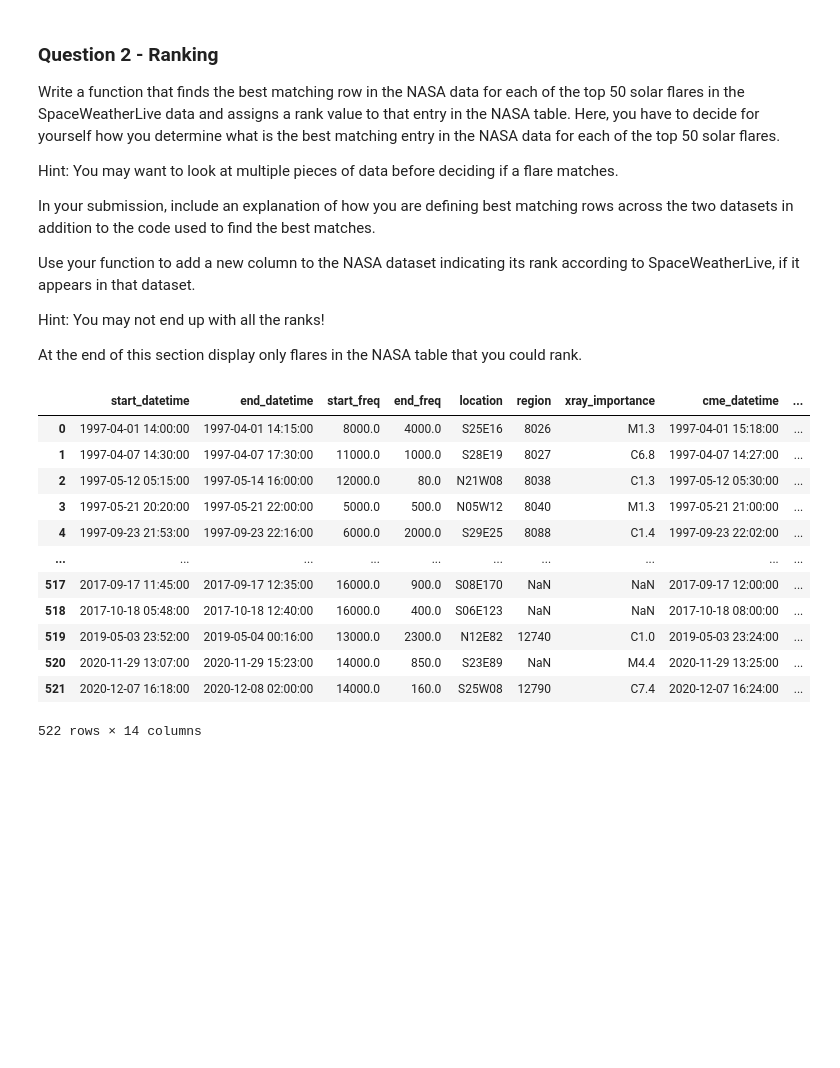
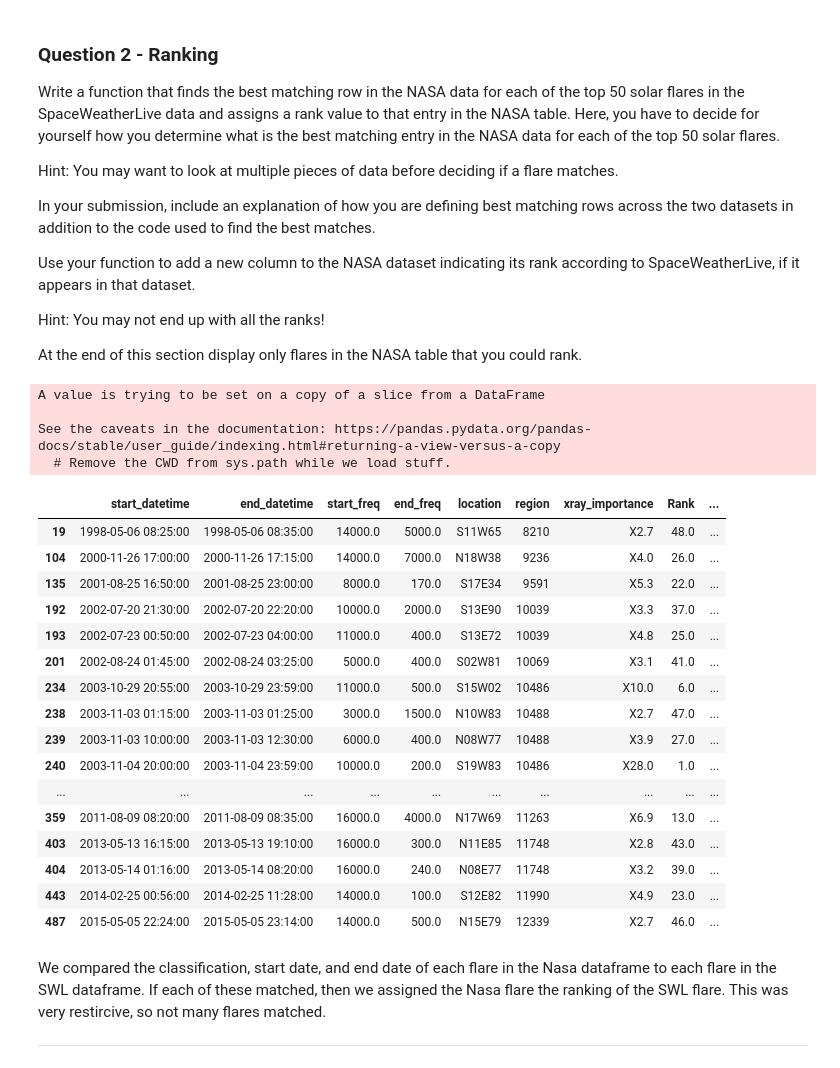
Before and after one commit to NickOuellet/Fly-Me-To-The-Moon, a Jupyter notebook: Fly Me To The Moon - Proj 1 Part 1.ipynb, the cells around one changed output. Cells and saved outputs as stored; diff of their text form; code cells hidden in the pictures; blank space fills up the shorter version.

```diff
--- a/Fly Me To The Moon - Proj 1 Part 1.ipynb
+++ b/Fly Me To The Moon - Proj 1 Part 1.ipynb
@@ -382,27 +373,43 @@ Hint: You may not end up with all the ranks!
 
 At the end of this section display only flares in the NASA table that you could rank.
 # %%
-def rank_data(solfla_df, nasa_df):
-    solfla_rank = []
-    for index, row in solfla_df.iterrows():
-        for index1, row1 in nasa_df.iterrows():
-            if ((row["start_datetime"] == row1["start_datetime"]) & (row["end_datetime"] == row1["end_datetime"])):
-                solfla_rank += row["rank"]
-    nasa_df["solfla_rank"] = solfla_rank
+def find_match():
+  nasa_df.insert(7,"Rank", np.nan) #add a column for the rankings
 
-
-nasa_df
+  for index,value in solfla_df.loc[:,["x_class","start_datetime","end_datetime"]].iterrows():
+    x_class, start_date,end_date = value[0], value[1],value[2]
+    for nasa_index,nasa_value in nasa_df.loc[:,["xray_importance","start_datetime","end_datetime"]].iterrows():
+      if (x_class == nasa_value[0]):
+        if (start_date.year == nasa_value[1].year) and (start_date.month == nasa_value[1].month) and (start_date.day == nasa_value[1].day):
+          if (end_date.year == nasa_value[2].year) and (end_date.month == nasa_value[2].month) and (end_date.day == nasa_value[2].day):
+            nasa_df["Rank"][nasa_index] = solfla_df["rank"][index]
+  return nasa_df
-# %% [output]
-|  | start_datetime | end_datetime | start_freq | end_freq | location | region | xray_importance | cme_datetime | ... |
-| 0 | 1997-04-01 14:00:00 | 1997-04-01 14:15:00 | 8000.0 | 4000.0 | S25E16 | 8026 | M1.3 | 1997-04-01 15:18:00 | ... |
-| 1 | 1997-04-07 14:30:00 | 1997-04-07 17:30:00 | 11000.0 | 1000.0 | S28E19 | 8027 | C6.8 | 1997-04-07 14:27:00 | ... |
-| 2 | 1997-05-12 05:15:00 | 1997-05-14 16:00:00 | 12000.0 | 80.0 | N21W08 | 8038 | C1.3 | 1997-05-12 05:30:00 | ... |
-| 3 | 1997-05-21 20:20:00 | 1997-05-21 22:00:00 | 5000.0 | 500.0 | N05W12 | 8040 | M1.3 | 1997-05-21 21:00:00 | ... |
-| 4 | 1997-09-23 21:53:00 | 1997-09-23 22:16:00 | 6000.0 | 2000.0 | S29E25 | 8088 | C1.4 | 1997-09-23 22:02:00 | ... |
-| ... | ... | ... | ... | ... | ... | ... | ... | ... | ... |
-| 517 | 2017-09-17 11:45:00 | 2017-09-17 12:35:00 | 16000.0 | 900.0 | S08E170 | NaN | NaN | 2017-09-17 12:00:00 | ... |
-| 518 | 2017-10-18 05:48:00 | 2017-10-18 12:40:00 | 16000.0 | 400.0 | S06E123 | NaN | NaN | 2017-10-18 08:00:00 | ... |
-| 519 | 2019-05-03 23:52:00 | 2019-05-04 00:16:00 | 13000.0 | 2300.0 | N12E82 | 12740 | C1.0 | 2019-05-03 23:24:00 | ... |
-| 520 | 2020-11-29 13:07:00 | 2020-11-29 15:23:00 | 14000.0 | 850.0 | S23E89 | NaN | M4.4 | 2020-11-29 13:25:00 | ... |
-| 521 | 2020-12-07 16:18:00 | 2020-12-08 02:00:00 | 14000.0 | 160.0 | S25W08 | 12790 | C7.4 | 2020-12-07 16:24:00 | ... |
-522 rows × 14 columns
+# %%
+find_match()
+
+nasa_df[nasa_df["Rank"].isnull() == False] #display entries with rankings.
+# %% [output]
+A value is trying to be set on a copy of a slice from a DataFrame
+
+See the caveats in the documentation: https://pandas.pydata.org/pandas-docs/stable/user_guide/indexing.html#returning-a-view-versus-a-copy
+  # Remove the CWD from sys.path while we load stuff.
+|  | start_datetime | end_datetime | start_freq | end_freq | location | region | xray_importance | Rank | ... |
+| 19 | 1998-05-06 08:25:00 | 1998-05-06 08:35:00 | 14000.0 | 5000.0 | S11W65 | 8210 | X2.7 | 48.0 | ... |
+| 104 | 2000-11-26 17:00:00 | 2000-11-26 17:15:00 | 14000.0 | 7000.0 | N18W38 | 9236 | X4.0 | 26.0 | ... |
+| 135 | 2001-08-25 16:50:00 | 2001-08-25 23:00:00 | 8000.0 | 170.0 | S17E34 | 9591 | X5.3 | 22.0 | ... |
+| 192 | 2002-07-20 21:30:00 | 2002-07-20 22:20:00 | 10000.0 | 2000.0 | S13E90 | 10039 | X3.3 | 37.0 | ... |
+| 193 | 2002-07-23 00:50:00 | 2002-07-23 04:00:00 | 11000.0 | 400.0 | S13E72 | 10039 | X4.8 | 25.0 | ... |
+| 201 | 2002-08-24 01:45:00 | 2002-08-24 03:25:00 | 5000.0 | 400.0 | S02W81 | 10069 | X3.1 | 41.0 | ... |
+| 234 | 2003-10-29 20:55:00 | 2003-10-29 23:59:00 | 11000.0 | 500.0 | S15W02 | 10486 | X10.0 | 6.0 | ... |
+| 238 | 2003-11-03 01:15:00 | 2003-11-03 01:25:00 | 3000.0 | 1500.0 | N10W83 | 10488 | X2.7 | 47.0 | ... |
+| 239 | 2003-11-03 10:00:00 | 2003-11-03 12:30:00 | 6000.0 | 400.0 | N08W77 | 10488 | X3.9 | 27.0 | ... |
+| 240 | 2003-11-04 20:00:00 | 2003-11-04 23:59:00 | 10000.0 | 200.0 | S19W83 | 10486 | X28.0 | 1.0 | ... |
+| ... | ... | ... | ... | ... | ... | ... | ... | ... | ... |
+| 359 | 2011-08-09 08:20:00 | 2011-08-09 08:35:00 | 16000.0 | 4000.0 | N17W69 | 11263 | X6.9 | 13.0 | ... |
+| 403 | 2013-05-13 16:15:00 | 2013-05-13 19:10:00 | 16000.0 | 300.0 | N11E85 | 11748 | X2.8 | 43.0 | ... |
+| 404 | 2013-05-14 01:16:00 | 2013-05-14 08:20:00 | 16000.0 | 240.0 | N08E77 | 11748 | X3.2 | 39.0 | ... |
+| 443 | 2014-02-25 00:56:00 | 2014-02-25 11:28:00 | 14000.0 | 100.0 | S12E82 | 11990 | X4.9 | 23.0 | ... |
+| 487 | 2015-05-05 22:24:00 | 2015-05-05 23:14:00 | 14000.0 | 500.0 | N15E79 | 12339 | X2.7 | 46.0 | ... |
+# %% [markdown]
+We compared the classification, start date, and end date of each flare in the Nasa dataframe to each flare in the SWL dataframe. If each of these matched, then we assigned the Nasa flare the ranking of the SWL flare. This was very restircive, so not many flares matched.
+___
```
Also changed, not shown: parts of 8 cells of this notebook.
